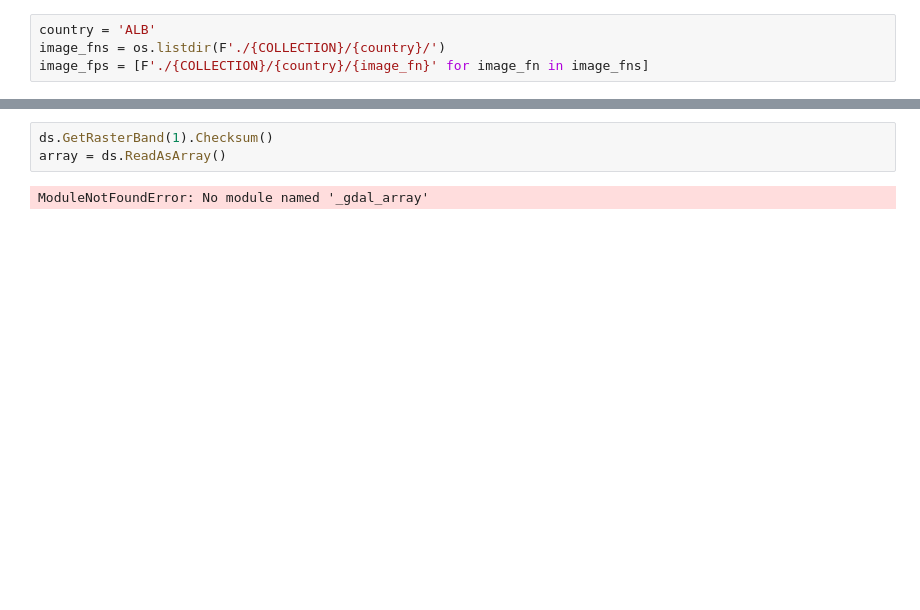
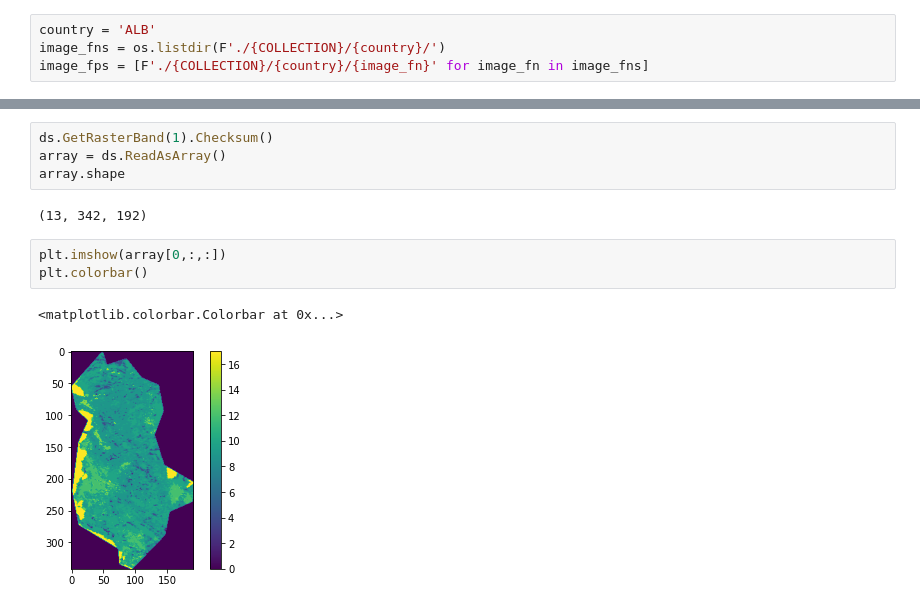
Before and after one commit to gracemitch/omdena-wri, a Jupyter notebook: analysis/MODIS_land_cover.ipynb, the cells around one changed output, grey strips where cells are left out. Drawn from its saved outputs; the diff is of its cells as text; blank space fills up the shorter version.

```diff
--- a/analysis/MODIS_land_cover.ipynb
+++ b/analysis/MODIS_land_cover.ipynb
@@ -30,5 +35,12 @@ GEOGCS["WGS 84",DATUM["WGS_1984",SPHEROID["WGS 84",6378137,298.257223563,AUTHORI
 # %%
 ds.GetRasterBand(1).Checksum()
 array = ds.ReadAsArray()
+array.shape
 # %% [output]
-ModuleNotFoundError: No module named '_gdal_array'
+(13, 342, 192)
+# %%
+plt.imshow(array[0,:,:])
+plt.colorbar()
+# %% [output]
+<matplotlib.colorbar.Colorbar at 0x...>
+[figure, added]
```
Also changed, not shown: parts of 7 cells of this notebook, 1 other file.
